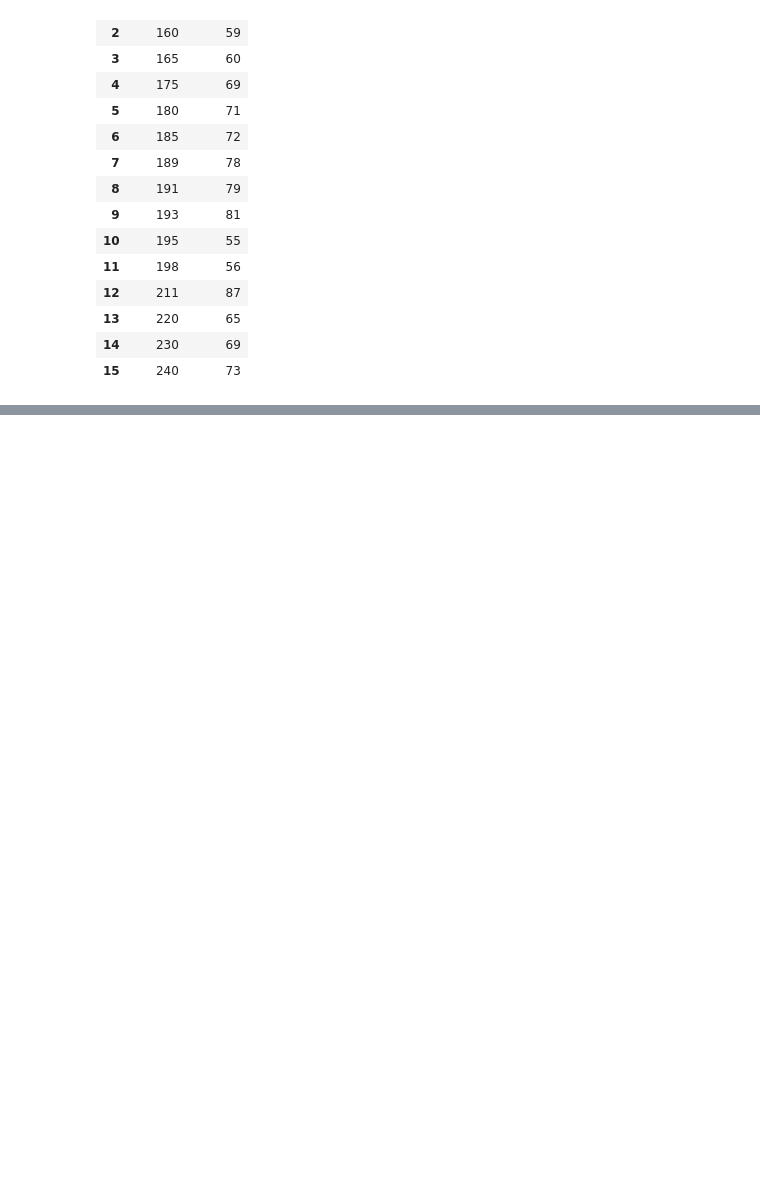
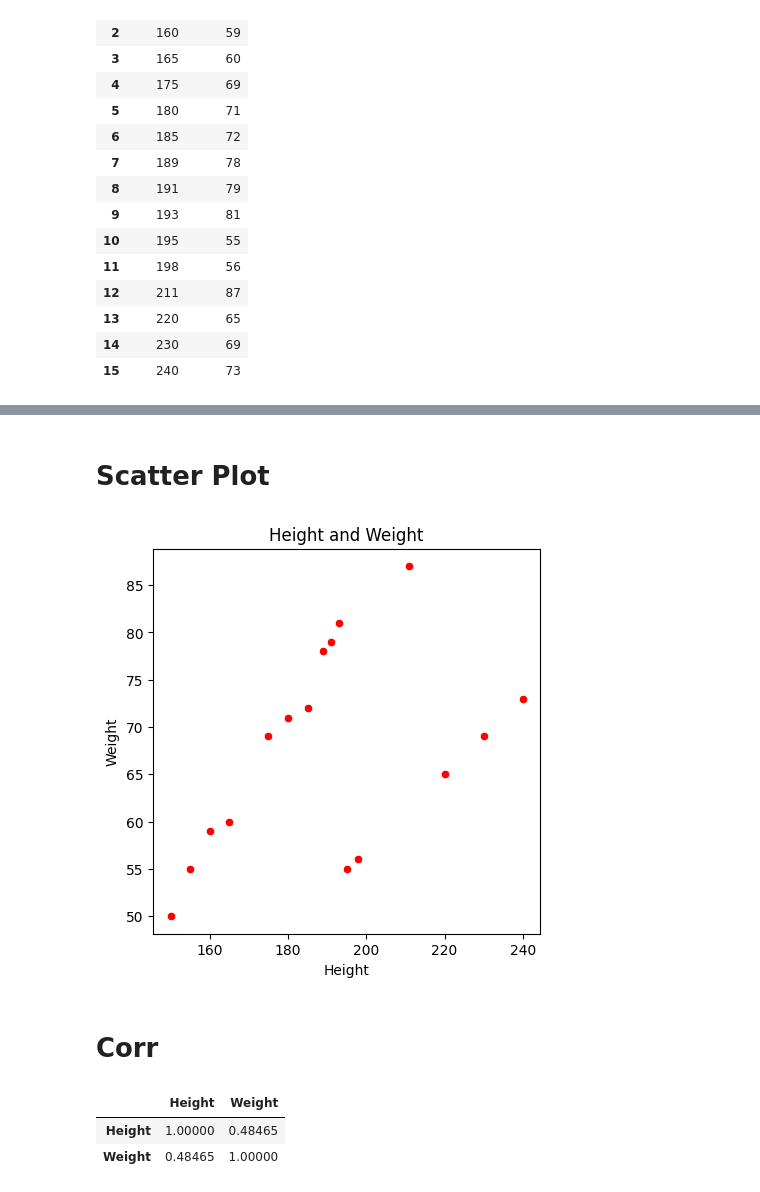
Before and after one commit to manivenkatasai9494/tekworks, a Jupyter notebook: ML/startml.ipynb, the cells around one changed output, grey strips where cells are left out. Cells and saved outputs as stored; diff of their text form; code cells hidden in the pictures; blank space fills up the shorter version.

```diff
--- a/ML/startml.ipynb
+++ b/ML/startml.ipynb
@@ -38,0 +108,19 @@ df.head(20)
+# %% [markdown]
+<h1>Scatter Plot
+# %%
+plt.figure(figsize=(5, 5))
+sns.scatterplot(x=df['Height'], y=df['Weight'], color='red')
+plt.title('Height and Weight')
+plt.xlabel('Height')
+plt.ylabel('Weight')
+plt.show()
+# %% [output]
+[figure, added]
+# %% [markdown]
+<h1>Corr
+# %%
+df.corr()
+# %% [output]
+|  | Height | Weight |
+| Height | 1.00000 | 0.48465 |
+| Weight | 0.48465 | 1.00000 |
```
Also changed, not shown: parts of 19 cells of this notebook, 3 other files.
